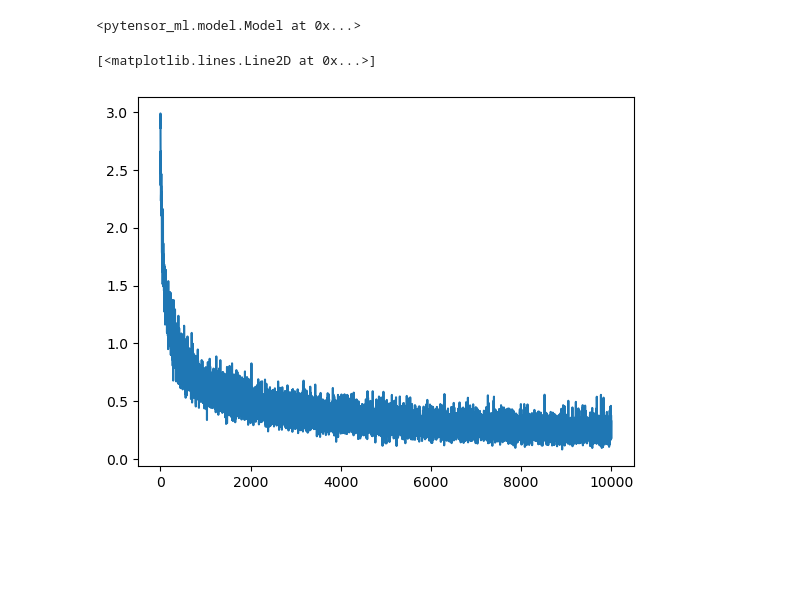
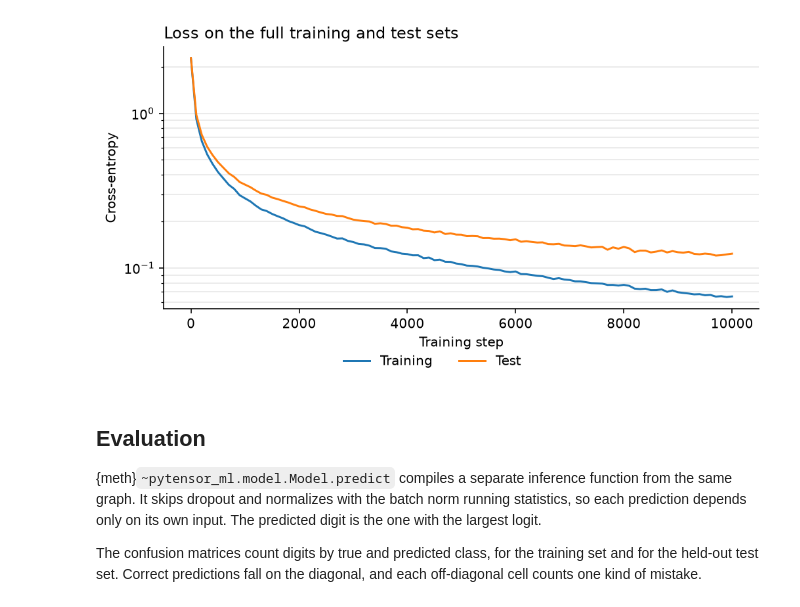
Before and after one commit to pymc-devs/pytensor-ml, a Jupyter notebook: examples/gallery/digits_feed_forward.ipynb, the cells around one changed output. Cells and saved outputs as stored; diff of their text form; code cells hidden in the pictures; blank space fills up the shorter version.

Commit message:
Rework the digits example with a test split, citations, and writeup

```diff
--- a/examples/gallery/digits_feed_forward.ipynb
+++ b/examples/gallery/digits_feed_forward.ipynb
@@ -53,24 +120,54 @@ loss_fn = CrossEntropy(expect_onehot_labels=True, expect_logits=True, reduction=
 step = model.compile_train(adagrad(learning_rate=1e-3), loss_fn)
-# %%
-model.initialize()
-# %% [output]
-<pytensor_ml.model.Model at 0x...>
+# %%
+def inference_loss(model, X, digits):
+    probabilities = softmax(model.predict(X), axis=-1)
+    return log_loss(digits, probabilities, labels=np.arange(10))
 # %%
-from tqdm.notebook import tqdm
+loader = DataLoader(X_train_normed, y_train_onehot, random_state=0)
+n_steps = 10_000
+eval_every = 100
 
-loader = DataLoader(X_normed, y_onehot)
-loss_history = []
-n_epochs = 10_000
+eval_steps = [0]
+train_loss = [inference_loss(model=model, X=X_train_normed, digits=y_train)]
+test_loss = [inference_loss(model=model, X=X_test_normed, digits=y_test)]
 
-for _ in tqdm(range(n_epochs)):
+for step_number in tqdm(range(1, n_steps + 1)):
     X_batch, y_batch = loader()
-    loss_value = step(X_batch, y_batch)
-    loss_history.append(loss_value)
+    step(X_batch, y_batch)
+
+    if step_number % eval_every == 0:
+        eval_steps.append(step_number)
+        train_loss.append(inference_loss(model=model, X=X_train_normed, digits=y_train))
+        test_loss.append(inference_loss(model=model, X=X_test_normed, digits=y_test))
 # %%
-import matplotlib.pyplot as plt
+fig, ax = plt.subplots(figsize=(7, 3.5), dpi=144, constrained_layout=True)
+ax.plot(eval_steps, train_loss, label="Training")
+ax.plot(eval_steps, test_loss, label="Test")
+ax.set(xlabel="Training step", ylabel="Cross-entropy", yscale="log")
+ax.set_title("Loss on the full training and test sets", loc="left")
+ax.spines[["top", "right"]].set_visible(False)
+ax.grid(axis="y", which="both", alpha=0.3)
 
-plt.plot(loss_history)
+handles, labels = ax.get_legend_handles_labels()
+fig.legend(
+    handles=handles,
+    labels=labels,
+    loc="lower center",
+    bbox_to_anchor=(0.5, -0.08),
+    ncol=len(labels),
+    frameon=False,
+)
+plt.show()
 # %% [output]
-[<matplotlib.lines.Line2D at 0x...>]
-[figure, old version]
+[figure, new version]
+# %% [markdown]
+## Evaluation
+
+{meth}`~pytensor_ml.model.Model.predict` compiles a separate inference function from the same graph. It
+skips dropout and normalizes with the batch norm running statistics, so each prediction depends only on
+its own input. The predicted digit is the one with the largest logit.
+
+The confusion matrices count digits by true and predicted class, for the training set and for the
+held-out test set. Correct predictions fall on the diagonal, and each off-diagonal cell counts one kind
+of mistake.
 # %%
```
Also changed, not shown: parts of 16 cells of this notebook, 2 other files.
